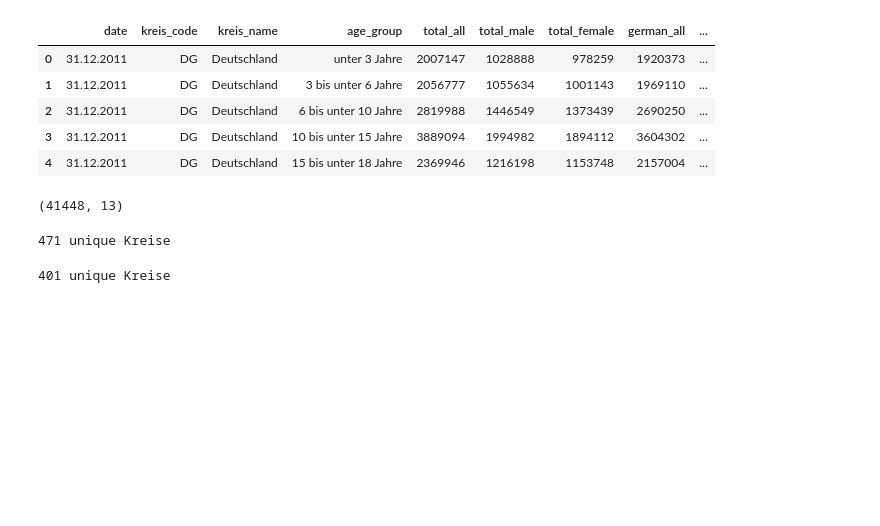
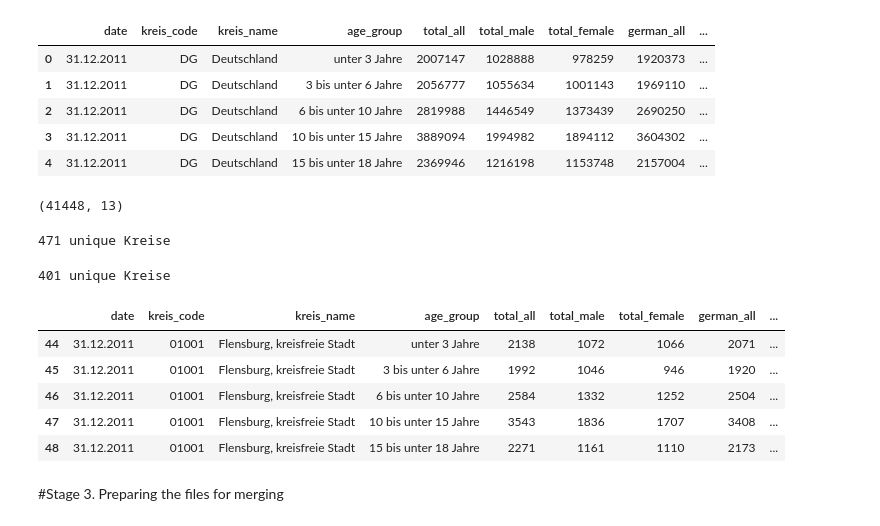
Before and after one commit to natan-sha/final-project, a Jupyter notebook: notebooks/main.ipynb, the cells around one changed output. Drawn from its saved outputs; the diff is of its cells as text; code cells hidden in the pictures; blank space fills up the shorter version.

```diff
--- a/notebooks/main.ipynb
+++ b/notebooks/main.ipynb
@@ -207,2 +209,13 @@ print(population_new["kreis_code"].nunique(), "unique Kreise")
 # %% [output]
 401 unique Kreise
+# %%
+population.head()
+# %% [output]
+|  | date | kreis_code | kreis_name | age_group | total_all | total_male | total_female | german_all | ... |
+| 44 | 31.12.2011 | 01001 | Flensburg, kreisfreie Stadt | unter 3 Jahre | 2138 | 1072 | 1066 | 2071 | ... |
+| 45 | 31.12.2011 | 01001 | Flensburg, kreisfreie Stadt | 3 bis unter 6 Jahre | 1992 | 1046 | 946 | 1920 | ... |
+| 46 | 31.12.2011 | 01001 | Flensburg, kreisfreie Stadt | 6 bis unter 10 Jahre | 2584 | 1332 | 1252 | 2504 | ... |
+| 47 | 31.12.2011 | 01001 | Flensburg, kreisfreie Stadt | 10 bis unter 15 Jahre | 3543 | 1836 | 1707 | 3408 | ... |
+| 48 | 31.12.2011 | 01001 | Flensburg, kreisfreie Stadt | 15 bis unter 18 Jahre | 2271 | 1161 | 1110 | 2173 | ... |
+# %% [markdown]
+#Stage 3. Preparing the files for merging
```
Also changed, not shown: parts of 10 cells of this notebook, 1 other file.
